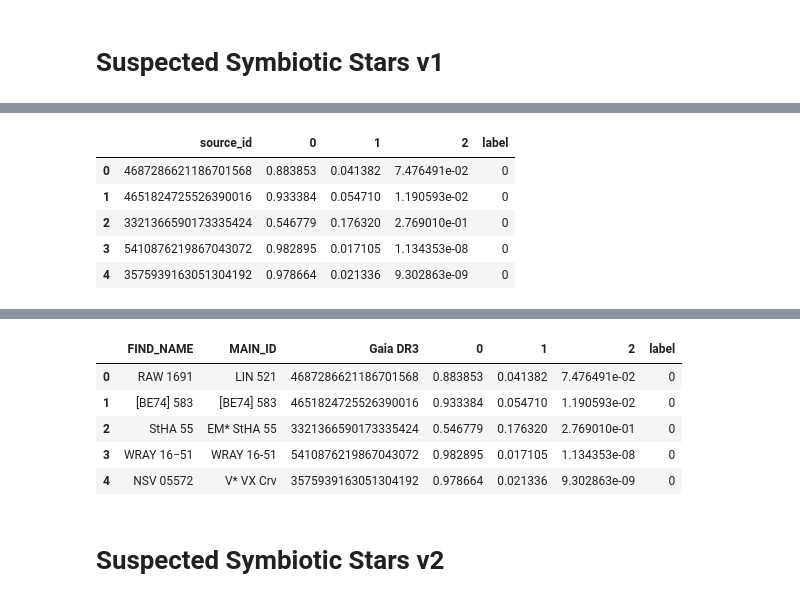
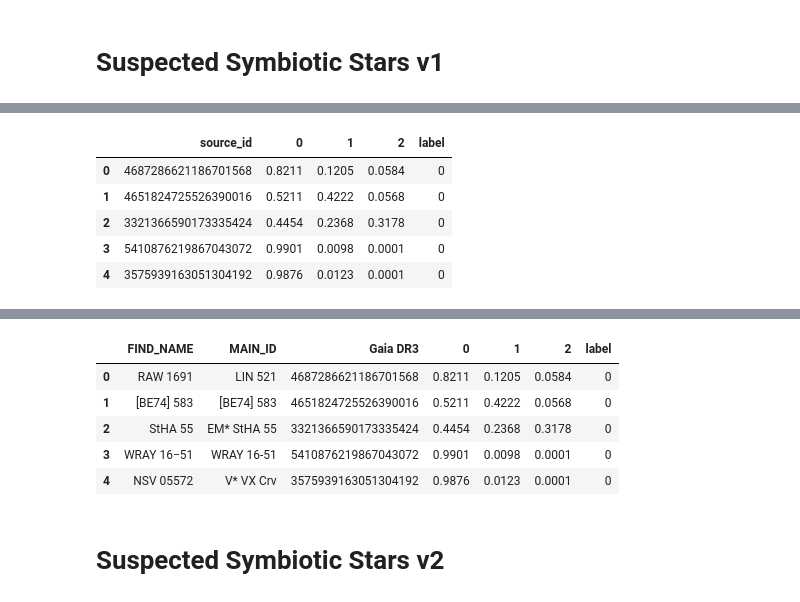
Before and after one commit to opcruz/gaiaDR3ML, a Jupyter notebook: GaiaXpy/RNA/RNA_SY_NP_RG.ipynb, the cells around one changed output, grey strips where cells are left out. Drawn from its saved outputs; the diff is of its cells as text; code cells hidden in the pictures.

```diff
--- a/GaiaXpy/RNA/RNA_SY_NP_RG.ipynb
+++ b/GaiaXpy/RNA/RNA_SY_NP_RG.ipynb
@@ -25,9 +25,9 @@ X_train, X_test, y_train, y_test = train_test_split(X, y, test_size=0.2, random_
 # %%
 # crear el modelo
 model = tf.keras.models.Sequential([
-    tf.keras.layers.Dense(25, activation='relu'),
+    tf.keras.layers.Dense(30, activation='relu'),
     tf.keras.layers.Dropout(0.2),
-    tf.keras.layers.Dense(25, activation='relu'),
+    tf.keras.layers.Dense(30, activation='relu'),
     tf.keras.layers.Dropout(0.2),
     tf.keras.layers.Dense(30, activation='relu'),
     tf.keras.layers.Dropout(0.2),
@@ -168,17 +168,18 @@ print(cm)
 # %%
 df_sus_sy_normalized = pd.read_csv("../../new/candidate_symbiotic_stars_v1/calibrated_data/Suspected_SY.csv")
 
 df5 = pd.DataFrame(y_probs)
+df5 = df5.round(4)
 df5['label'] = y_pred
 df5.insert(0, 'source_id', df_sus_sy_normalized['source_id'])
 df5.head(5)
 # %% [output]
 |  | source_id | 0 | 1 | 2 | label |
-| 0 | 4687286621186701568 | 0.883853 | 0.041382 | 7.476491e-02 | 0 |
-| 1 | 4651824725526390016 | 0.933384 | 0.054710 | 1.190593e-02 | 0 |
-| 2 | 3321366590173335424 | 0.546779 | 0.176320 | 2.769010e-01 | 0 |
-| 3 | 5410876219867043072 | 0.982895 | 0.017105 | 1.134353e-08 | 0 |
-| 4 | 3575939163051304192 | 0.978664 | 0.021336 | 9.302863e-09 | 0 |
+| 0 | 4687286621186701568 | 0.8211 | 0.1205 | 0.0584 | 0 |
+| 1 | 4651824725526390016 | 0.5211 | 0.4222 | 0.0568 | 0 |
+| 2 | 3321366590173335424 | 0.4454 | 0.2368 | 0.3178 | 0 |
+| 3 | 5410876219867043072 | 0.9901 | 0.0098 | 0.0001 | 0 |
+| 4 | 3575939163051304192 | 0.9876 | 0.0123 | 0.0001 | 0 |
 # %%
 df6 = pd.read_csv('../../new/candidate_symbiotic_stars_v1/built_dataset/suspected_SY_dataset.csv')
 df6.head(5)
@@ -197,11 +198,11 @@ df_filtered = df_filtered.iloc[:, [0, 1, 7, 9, 10, 11, 12]]
 df_filtered.head(5)
 # %% [output]
 |  | FIND_NAME | MAIN_ID | Gaia DR3 | 0 | 1 | 2 | label |
-| 0 | RAW 1691 | LIN 521 | 4687286621186701568 | 0.883853 | 0.041382 | 7.476491e-02 | 0 |
-| 1 | [BE74] 583 | [BE74] 583 | 4651824725526390016 | 0.933384 | 0.054710 | 1.190593e-02 | 0 |
-| 2 | StHA 55 | EM* StHA 55 | 3321366590173335424 | 0.546779 | 0.176320 | 2.769010e-01 | 0 |
-| 3 | WRAY 16−51 | WRAY 16-51 | 5410876219867043072 | 0.982895 | 0.017105 | 1.134353e-08 | 0 |
-| 4 | NSV 05572 | V* VX Crv | 3575939163051304192 | 0.978664 | 0.021336 | 9.302863e-09 | 0 |
+| 0 | RAW 1691 | LIN 521 | 4687286621186701568 | 0.8211 | 0.1205 | 0.0584 | 0 |
+| 1 | [BE74] 583 | [BE74] 583 | 4651824725526390016 | 0.5211 | 0.4222 | 0.0568 | 0 |
+| 2 | StHA 55 | EM* StHA 55 | 3321366590173335424 | 0.4454 | 0.2368 | 0.3178 | 0 |
+| 3 | WRAY 16−51 | WRAY 16-51 | 5410876219867043072 | 0.9901 | 0.0098 | 0.0001 | 0 |
+| 4 | NSV 05572 | V* VX Crv | 3575939163051304192 | 0.9876 | 0.0123 | 0.0001 | 0 |
 # %%
 out_name = 'rna_unbalanced.csv'
 out_dir = '../../new/candidate_symbiotic_stars_v1/output'
```
Also changed, not shown: parts of 12 cells of this notebook, 12 other files.
